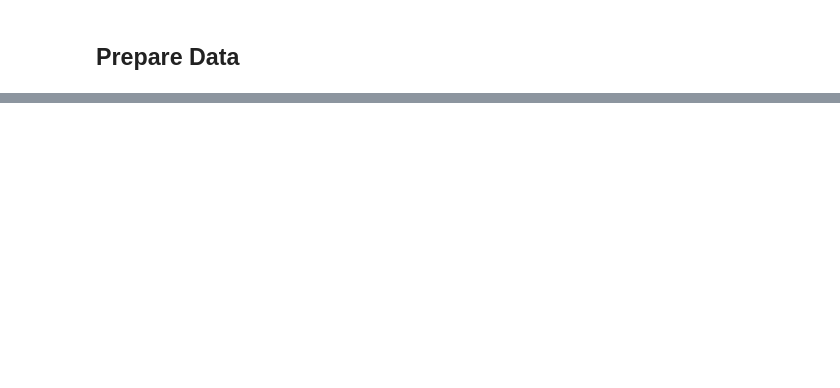
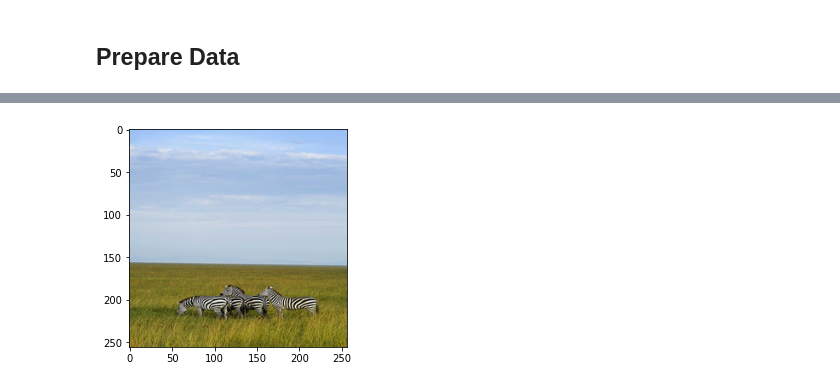
Before and after one commit to nicholasadam/pytorch-CycleGAN-and-pix2pix, a Jupyter notebook: Annotated_CycleGAN.ipynb, the cells around one changed output, grey strips where cells are left out. Drawn from its saved outputs; the diff is of its cells as text; code cells hidden in the pictures; blank space fills up the shorter version.

```diff
--- a/Annotated_CycleGAN.ipynb
+++ b/Annotated_CycleGAN.ipynb
@@ -69,0 +86,7 @@ see the following flow chart for your reference.
+# %%
+zebra_sample = "annotated_cyclegan/data/horse2zebra/testB/n02391049_100.jpg"
+img = plt.imread(zebra_sample)
+plt.imshow(img)
+plt.show()
+# %% [output]
+[figure, added]
```
Also changed, not shown: parts of 10 cells of this notebook, 3 other files.
